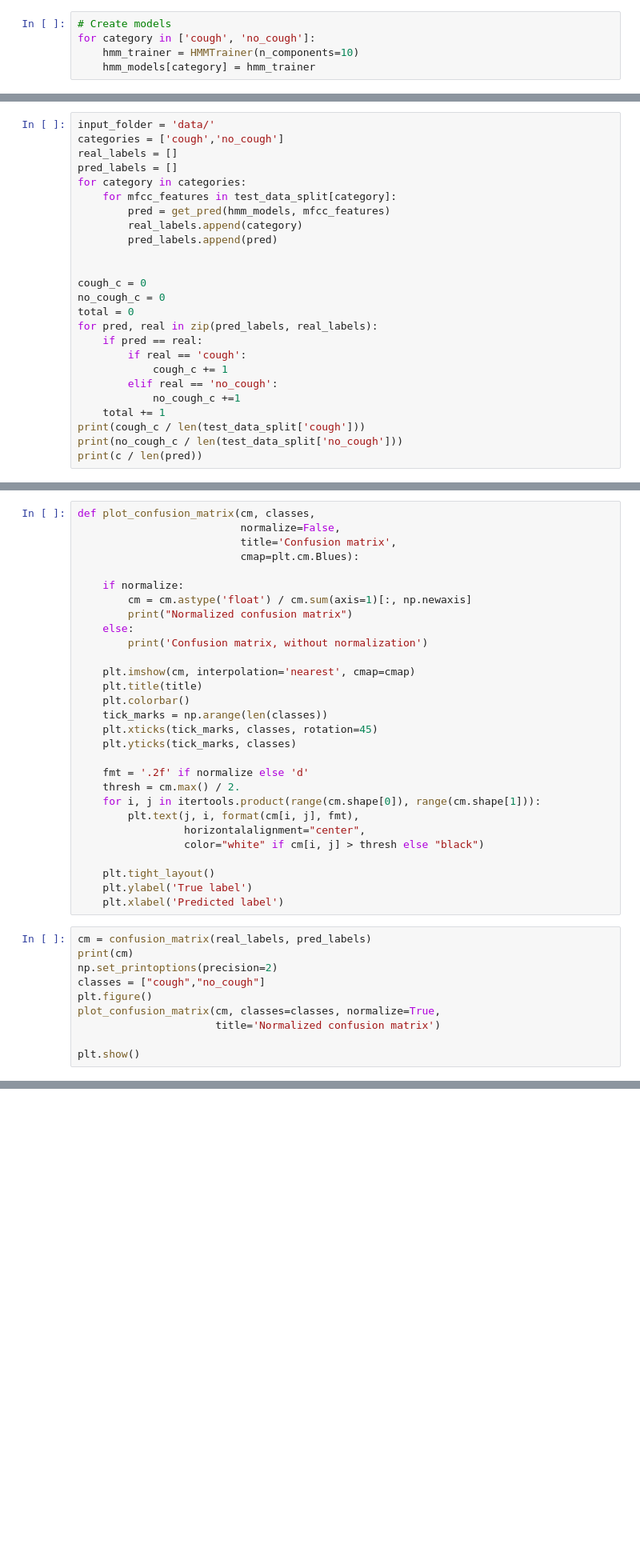
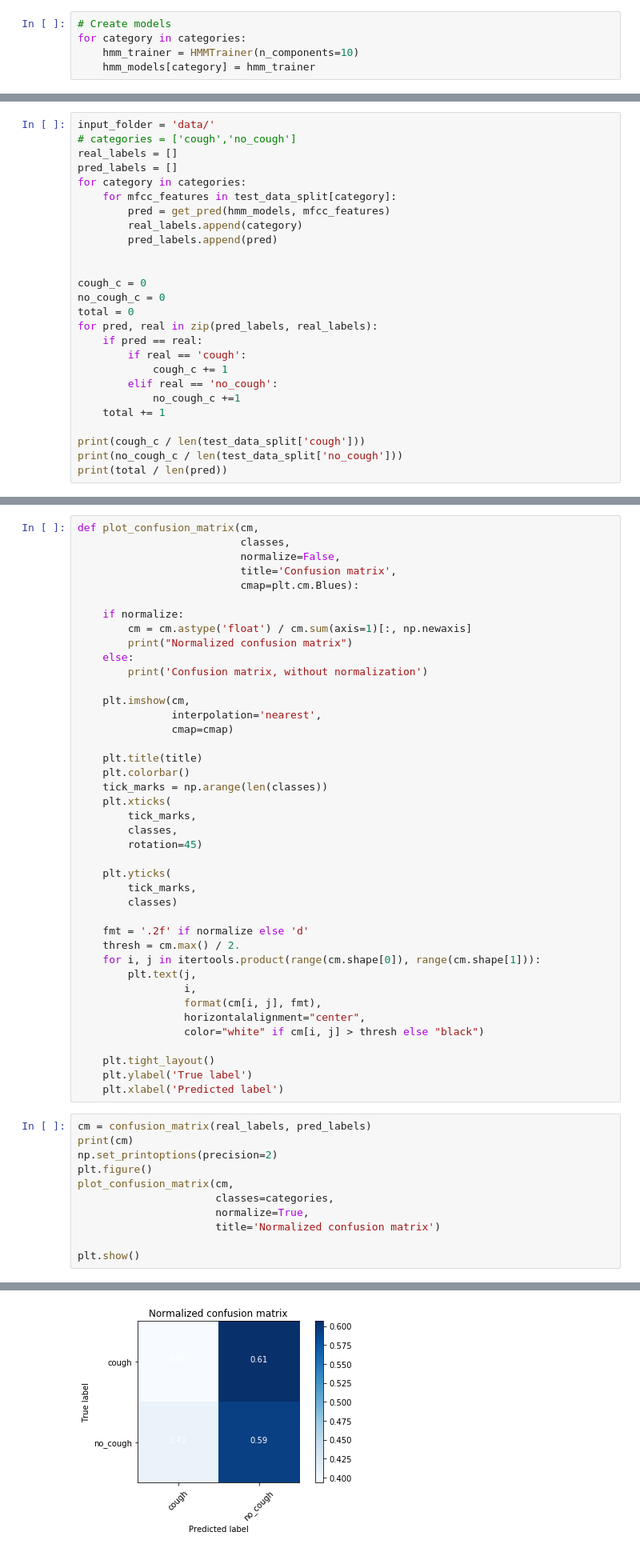
Before and after one commit to QuirinoC/Cough-Detection-HMM, a Jupyter notebook: Cough_detection_HMM.ipynb, the cells around one changed output, grey strips where cells are left out. Shown at 80% size. Cells and saved outputs as stored; diff of their text form; blank space fills up the shorter version.

Commit message:
Minor format changes
Signed-off-by: Guillermo Herrera Acosta <a01400835@itesm.mx>

```diff
--- a/Cough_detection_HMM.ipynb
+++ b/Cough_detection_HMM.ipynb
@@ -120,7 +150,7 @@ class HMMTrainer(object):
         return self.model.score(input_data)
 # %%
 # Create models
-for category in ['cough', 'no_cough']:
+for category in categories:
     hmm_trainer = HMMTrainer(n_components=10)
     hmm_models[category] = hmm_trainer
 # %%
@@ -150,7 +180,7 @@ def test_category(models, data, label):
 ## Testing
 # %%
 input_folder = 'data/'
-categories = ['cough','no_cough']
+# categories = ['cough','no_cough']
 real_labels = []
 pred_labels = []
 for category in categories:
@@ -170,6 +200,7 @@ for pred, real in zip(pred_labels, real_labels):
         elif real == 'no_cough':
             no_cough_c +=1
     total += 1
+
 print(cough_c / len(test_data_split['cough']))
 print(no_cough_c / len(test_data_split['no_cough']))
-print(c / len(pred))
+print(total / len(pred))
@@ -176,5 +211,6 @@ print(c / len(pred))
 # %%
-def plot_confusion_matrix(cm, classes,
+def plot_confusion_matrix(cm,
+                          classes,
                           normalize=False,
                           title='Confusion matrix',
                           cmap=plt.cm.Blues):
@@ -185,17 +221,28 @@ def plot_confusion_matrix(cm, classes,
     else:
         print('Confusion matrix, without normalization')
 
-    plt.imshow(cm, interpolation='nearest', cmap=cmap)
+    plt.imshow(cm,
+               interpolation='nearest',
+               cmap=cmap)
+
     plt.title(title)
     plt.colorbar()
     tick_marks = np.arange(len(classes))
-    plt.xticks(tick_marks, classes, rotation=45)
-    plt.yticks(tick_marks, classes)
+    plt.xticks(
+        tick_marks,
+        classes,
+        rotation=45)
+
+    plt.yticks(
+        tick_marks,
+        classes)
 
     fmt = '.2f' if normalize else 'd'
     thresh = cm.max() / 2.
     for i, j in itertools.product(range(cm.shape[0]), range(cm.shape[1])):
-        plt.text(j, i, format(cm[i, j], fmt),
+        plt.text(j,
+                 i,
+                 format(cm[i, j], fmt),
                  horizontalalignment="center",
                  color="white" if cm[i, j] > thresh else "black")
 
@@ -206,9 +253,11 @@ def plot_confusion_matrix(cm, classes,
 cm = confusion_matrix(real_labels, pred_labels)
 print(cm)
 np.set_printoptions(precision=2)
-classes = ["cough","no_cough"]
 plt.figure()
-plot_confusion_matrix(cm, classes=classes, normalize=True,
+plot_confusion_matrix(cm,
+                      classes=categories,
+                      normalize=True,
                       title='Normalized confusion matrix')
 
 plt.show()
+# %% [output]
@@ -214,0 +267 @@ plt.show()
+[figure, added]
```
Also changed, not shown: parts of 7 cells of this notebook.
